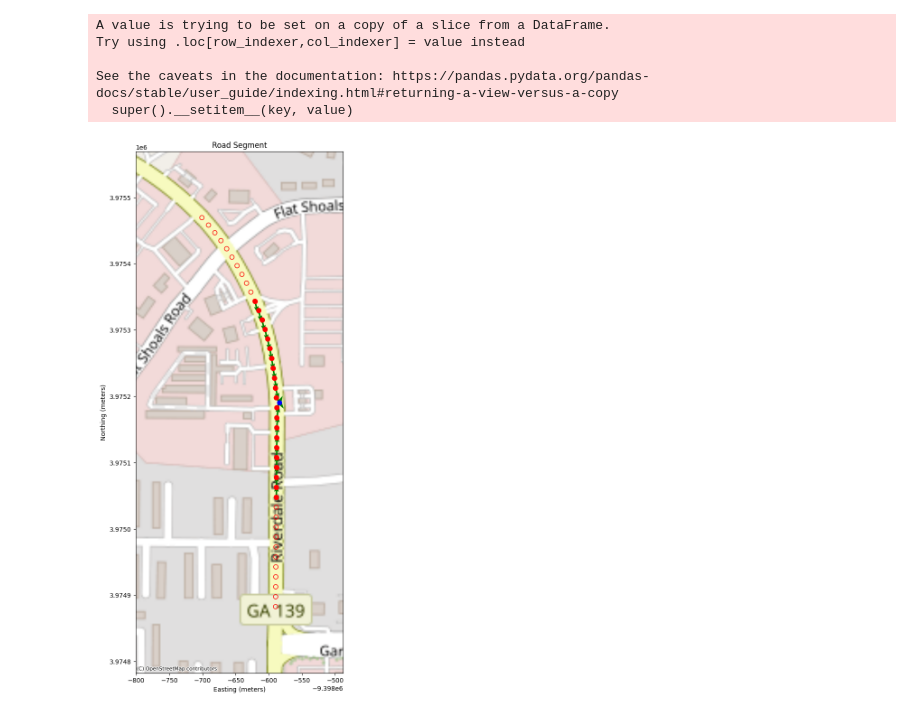
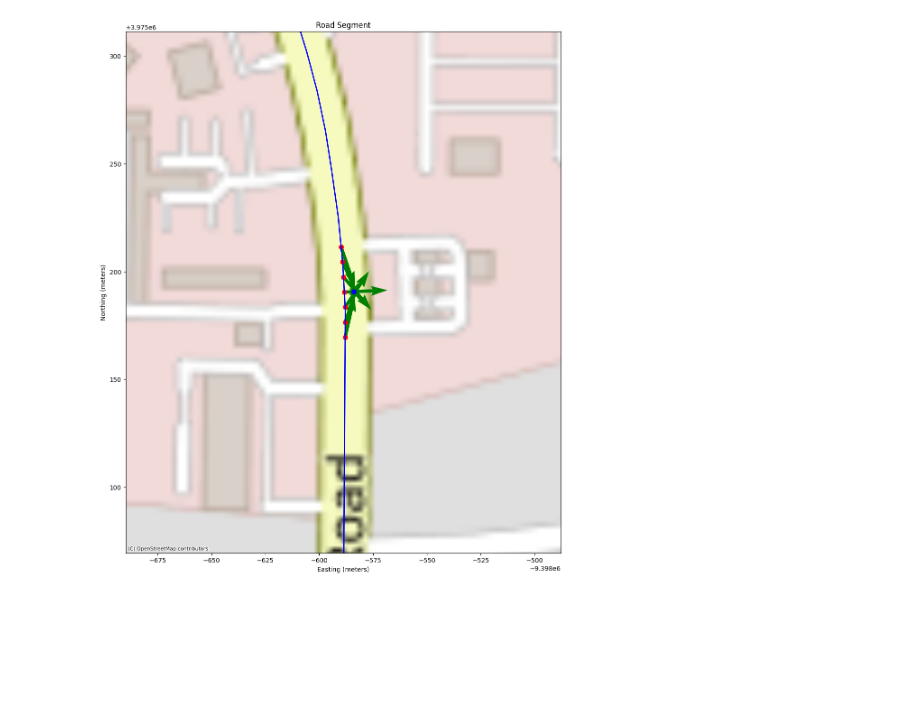
Before and after one commit to GT-CURA/bus-stop-assess, a Jupyter notebook: plot.ipynb, the cells around one changed output. Saved outputs shown, nothing was run; the diff lists cells and outputs as text; code cells hidden in the pictures; blank space fills up the shorter version.

Commit message:
Updated multipoint to use closest point

```diff
--- a/plot.ipynb
+++ b/plot.ipynb
@@ -115,43 +105,37 @@ import contextily as ctx
 test_pt = POI(lon=-84.428916, lat=33.5998)
 test_pt1 = POI(lon=-84.669803, lat=33.517396999999995)
 
-road, points, original_pt, selected_pts = get_points(test_pt, 2, 1)
+road, points, original_pt = get_points(test_pt, 3, 3, 7)
 
 # Set up plot, expand borders
 fig, ax = plt.subplots(figsize=(15, 15))
 ax.set_aspect('equal')
 minx, miny, maxx, maxy = points.total_bounds
 ax.set_xlim(minx - 100, maxx + 100)
 ax.set_ylim(miny - 100, maxy + 100)
 
 # Plot elements
 road.plot(ax=ax, color="blue", linewidth=2)
 
-for i, row in selected_pts.iterrows():
+for i, row in points.iterrows():
     # Calculate dx and dy for each individual point based on its heading
     angle = np.radians(row["heading"])  # Convert heading to radians if it's in degrees
     arrow_length = 20  # Customize this as needed
     dx = arrow_length * np.cos(angle)
     dy = arrow_length * np.sin(angle)
 
     # Plot each arrow individually
     ax.quiver(row["geometry"].x, row["geometry"].y, dx, dy, angles='xy', scale_units='xy', scale=1, color="green")
 
-points.plot(ax=ax, marker="o", markersize=50, facecolors='none', edgecolors='r')
 original_pt.plot(ax=ax, color="blue", marker="o", markersize=50)
-selected_pts.plot(ax=ax, color="red", marker="o", markersize=50)
+points.plot(ax=ax, color="red", marker="o", markersize=50)
 
 
 # Basemap and other plot details
 ctx.add_basemap(ax, source=ctx.providers.OpenStreetMap.Mapnik, zoom=16)
 ax.set_title("Road Segment")
 ax.set_xlabel("Easting (meters)")
 ax.set_ylabel("Northing (meters)")
 plt.show()
 # %% [output]
-A value is trying to be set on a copy of a slice from a DataFrame.
-Try using .loc[row_indexer,col_indexer] = value instead
-
-See the caveats in the documentation: https://pandas.pydata.org/pandas-docs/stable/user_guide/indexing.html#returning-a-view-versus-a-copy
-  super().__setitem__(key, value)
-[figure, old version]
+[figure, new version]
```
Also changed, not shown: parts of 1 cell of this notebook, 1 other file.
